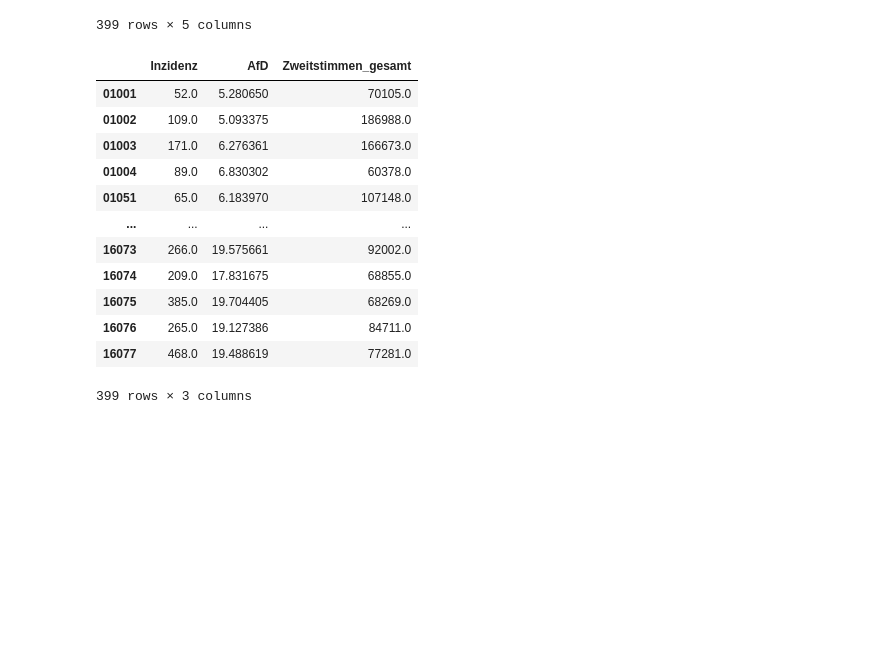
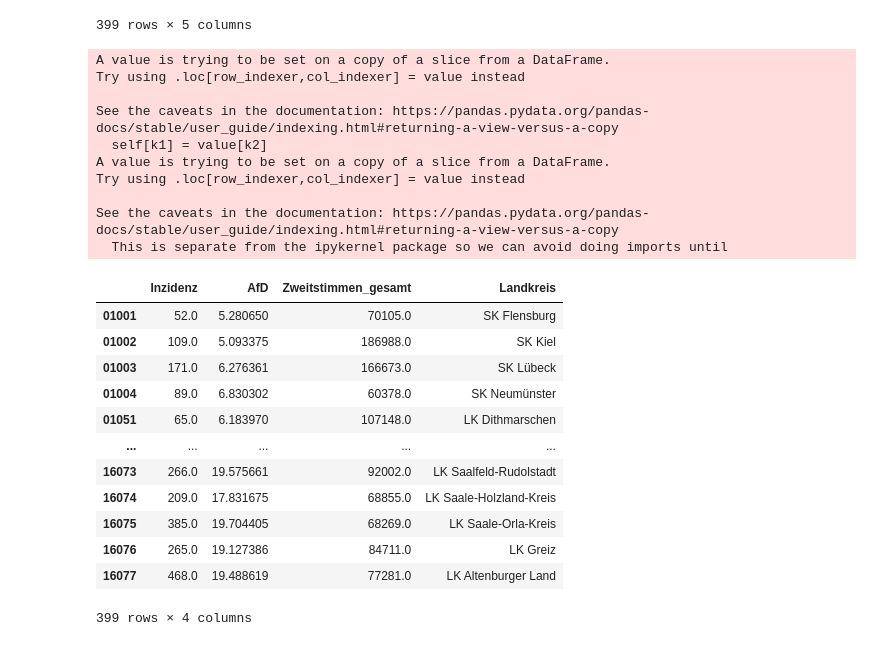
Before and after one commit to florianst/datascience_side, a Jupyter notebook: incidence_corr_afd.ipynb, the cells around one changed output. Cells and saved outputs as stored; diff of their text form; code cells hidden in the pictures; blank space fills up the shorter version.

```diff
--- a/incidence_corr_afd.ipynb
+++ b/incidence_corr_afd.ipynb
@@ -64,22 +64,33 @@ covidcases
 | 16077 | LK Altenburger Land | 418 | 468 | 15061 | 77281 |
 399 rows × 5 columns
 # %%
-plot_data = covidcases[['Inzidenz', 'AfD', 'Zweitstimmen_gesamt']].astype(float)
+plot_data = covidcases[['Inzidenz', 'AfD', 'Zweitstimmen_gesamt', 'Landkreis']]
+plot_data[['Inzidenz', 'AfD', 'Zweitstimmen_gesamt']] = plot_data[['Inzidenz', 'AfD', 'Zweitstimmen_gesamt']].astype(float)
 plot_data['AfD'] = plot_data['AfD']/plot_data['Zweitstimmen_gesamt']*100
 plot_data
 # %% [output]
+A value is trying to be set on a copy of a slice from a DataFrame.
+Try using .loc[row_indexer,col_indexer] = value instead
+
+See the caveats in the documentation: https://pandas.pydata.org/pandas-docs/stable/user_guide/indexing.html#returning-a-view-versus-a-copy
+  self[k1] = value[k2]
+A value is trying to be set on a copy of a slice from a DataFrame.
+Try using .loc[row_indexer,col_indexer] = value instead
+
+See the caveats in the documentation: https://pandas.pydata.org/pandas-docs/stable/user_guide/indexing.html#returning-a-view-versus-a-copy
+  This is separate from the ipykernel package so we can avoid doing imports until
-|  | Inzidenz | AfD | Zweitstimmen_gesamt |
-| 01001 | 52.0 | 5.280650 | 70105.0 |
-| 01002 | 109.0 | 5.093375 | 186988.0 |
-| 01003 | 171.0 | 6.276361 | 166673.0 |
-| 01004 | 89.0 | 6.830302 | 60378.0 |
-| 01051 | 65.0 | 6.183970 | 107148.0 |
-| ... | ... | ... | ... |
-| 16073 | 266.0 | 19.575661 | 92002.0 |
-| 16074 | 209.0 | 17.831675 | 68855.0 |
-| 16075 | 385.0 | 19.704405 | 68269.0 |
-| 16076 | 265.0 | 19.127386 | 84711.0 |
-| 16077 | 468.0 | 19.488619 | 77281.0 |
+|  | Inzidenz | AfD | Zweitstimmen_gesamt | Landkreis |
+| 01001 | 52.0 | 5.280650 | 70105.0 | SK Flensburg |
+| 01002 | 109.0 | 5.093375 | 186988.0 | SK Kiel |
+| 01003 | 171.0 | 6.276361 | 166673.0 | SK Lübeck |
+| 01004 | 89.0 | 6.830302 | 60378.0 | SK Neumünster |
+| 01051 | 65.0 | 6.183970 | 107148.0 | LK Dithmarschen |
+| ... | ... | ... | ... | ... |
+| 16073 | 266.0 | 19.575661 | 92002.0 | LK Saalfeld-Rudolstadt |
+| 16074 | 209.0 | 17.831675 | 68855.0 | LK Saale-Holzland-Kreis |
+| 16075 | 385.0 | 19.704405 | 68269.0 | LK Saale-Orla-Kreis |
+| 16076 | 265.0 | 19.127386 | 84711.0 | LK Greiz |
+| 16077 | 468.0 | 19.488619 | 77281.0 | LK Altenburger Land |
-399 rows × 3 columns
+399 rows × 4 columns
 # %%
 %matplotlib inline
```
Also changed, not shown: parts of 1 cell of this notebook.
